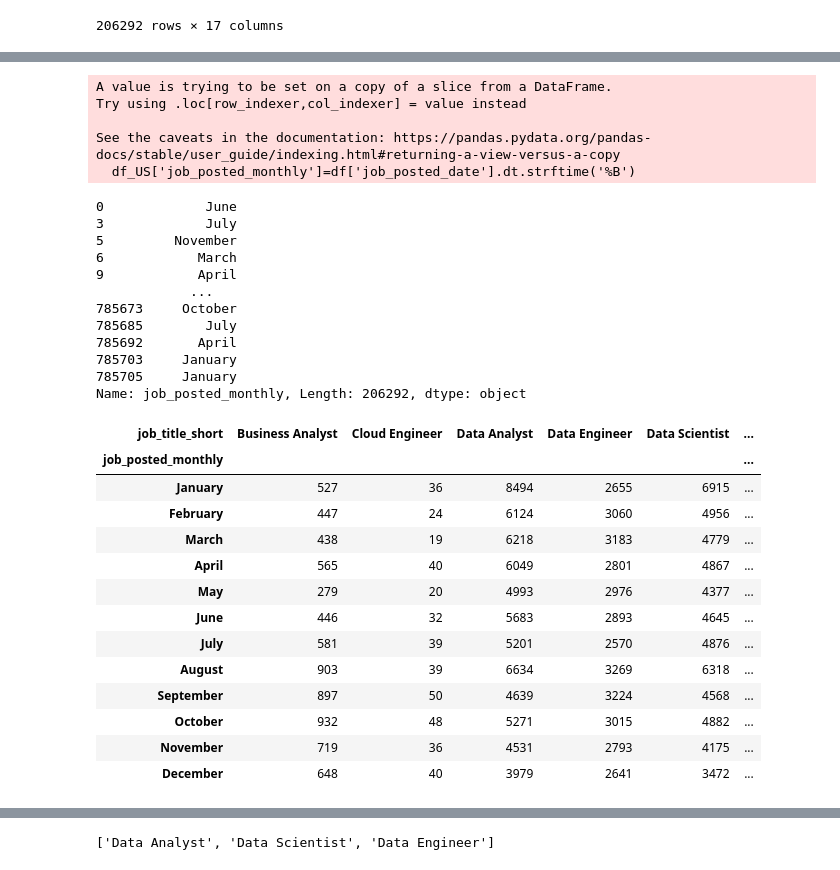
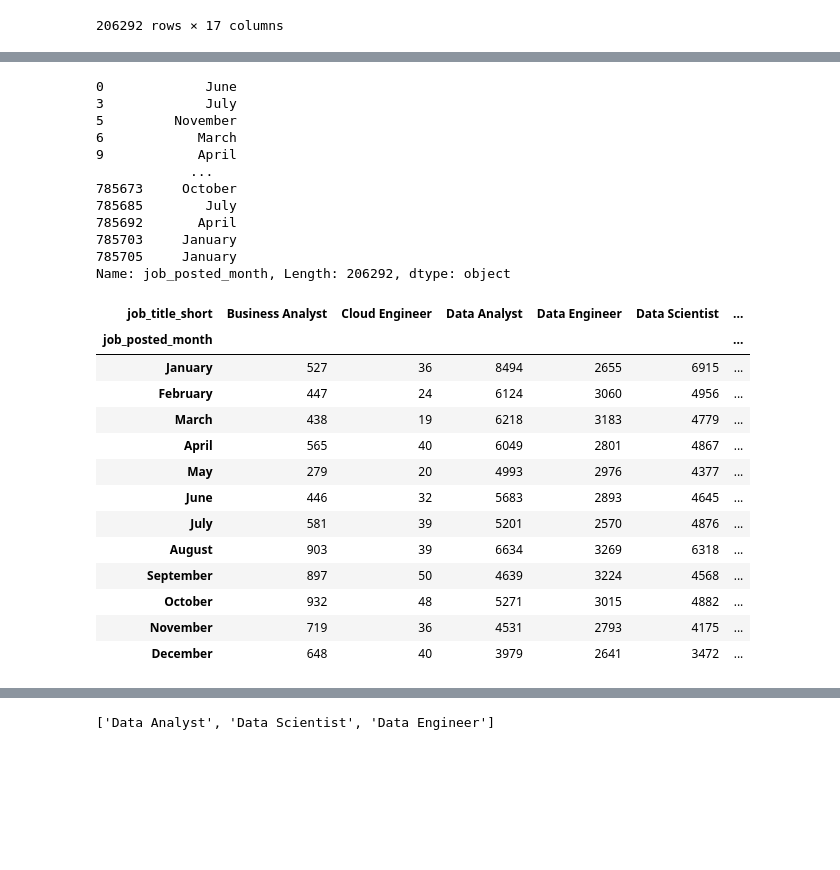
Before and after one commit to OkanNaci/Data-Science, a Jupyter notebook: Python_for_data_analytics.ipynb, the cells around one changed output, grey strips where cells are left out. Drawn from its saved outputs; the diff is of its cells as text; code cells hidden in the pictures; blank space fills up the shorter version.

Commit message:
Merge dataFrames

```diff
--- a/Python_for_data_analytics.ipynb
+++ b/Python_for_data_analytics.ipynb
@@ -1071,35 +1071,30 @@ df
 # %%
-df_US['job_posted_monthly']=df['job_posted_date'].dt.strftime('%B')
-df_US['job_posted_monthly']
+df_US['job_posted_month']=df['job_posted_date'].dt.strftime('%B')
+df_US['job_posted_month']
 # %% [output]
-A value is trying to be set on a copy of a slice from a DataFrame.
-Try using .loc[row_indexer,col_indexer] = value instead
-
-See the caveats in the documentation: https://pandas.pydata.org/pandas-docs/stable/user_guide/indexing.html#returning-a-view-versus-a-copy
-  df_US['job_posted_monthly']=df['job_posted_date'].dt.strftime('%B')
+0             June
+3             July
+5         November
+6            March
+9            April
+            ...
+785673     October
+785685        July
+785692       April
+785703     January
+785705     January
+Name: job_posted_month, Length: 206292, dtype: object
-0             June
-3             July
-5         November
-6            March
-9            April
-            ...
-785673     October
-785685        July
-785692       April
-785703     January
-785705     January
-Name: job_posted_monthly, Length: 206292, dtype: object
 # %%
-df_US_pivot = df_US.pivot_table(index='job_posted_monthly',columns='job_title_short',  aggfunc='size')
+df_US_pivot = df_US.pivot_table(index='job_posted_month',columns='job_title_short',  aggfunc='size')
 df_US_pivot.reset_index(inplace=True)
-df_US_pivot['month_no']=pd.to_datetime(df_US_pivot['job_posted_monthly'], format='%B').dt.month
+df_US_pivot['month_no']=pd.to_datetime(df_US_pivot['job_posted_month'], format='%B').dt.month
 df_US_pivot.sort_values('month_no', inplace=True)
-df_US_pivot.set_index('job_posted_monthly', inplace=True)
+df_US_pivot.set_index('job_posted_month', inplace=True)
 df_US_pivot.drop(columns='month_no', inplace=True)
 df_US_pivot
 # %% [output]
 | job_title_short | Business Analyst | Cloud Engineer | Data Analyst | Data Engineer | Data Scientist | ... |
-| job_posted_monthly |  |  |  |  |  | ... |
+| job_posted_month |  |  |  |  |  | ... |
 | January | 527 | 36 | 8494 | 2655 | 6915 | ... |
 | February | 447 | 24 | 6124 | 3060 | 4956 | ... |
 | March | 438 | 19 | 6218 | 3183 | 4779 | ... |
```
Also changed, not shown: parts of 9 cells of this notebook.
